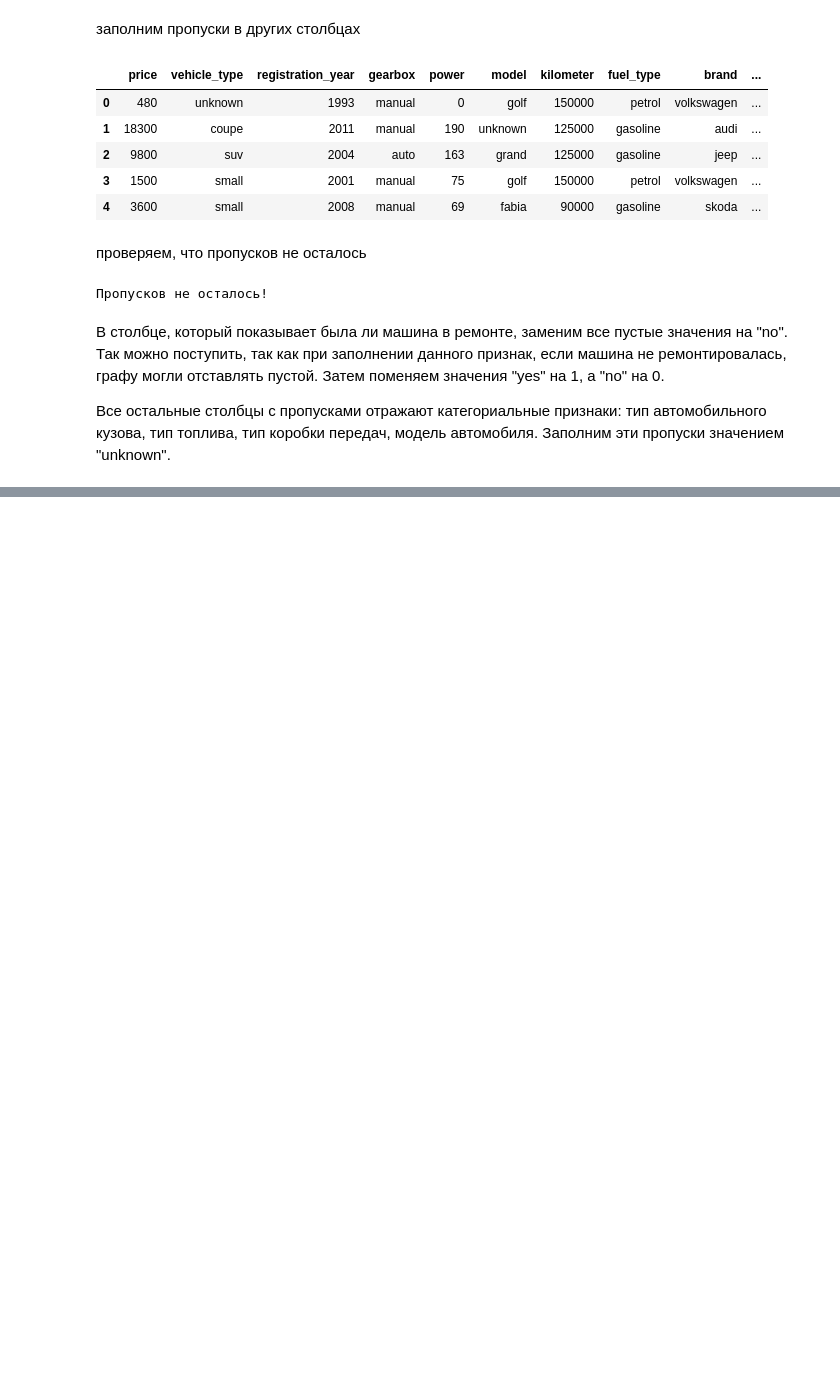
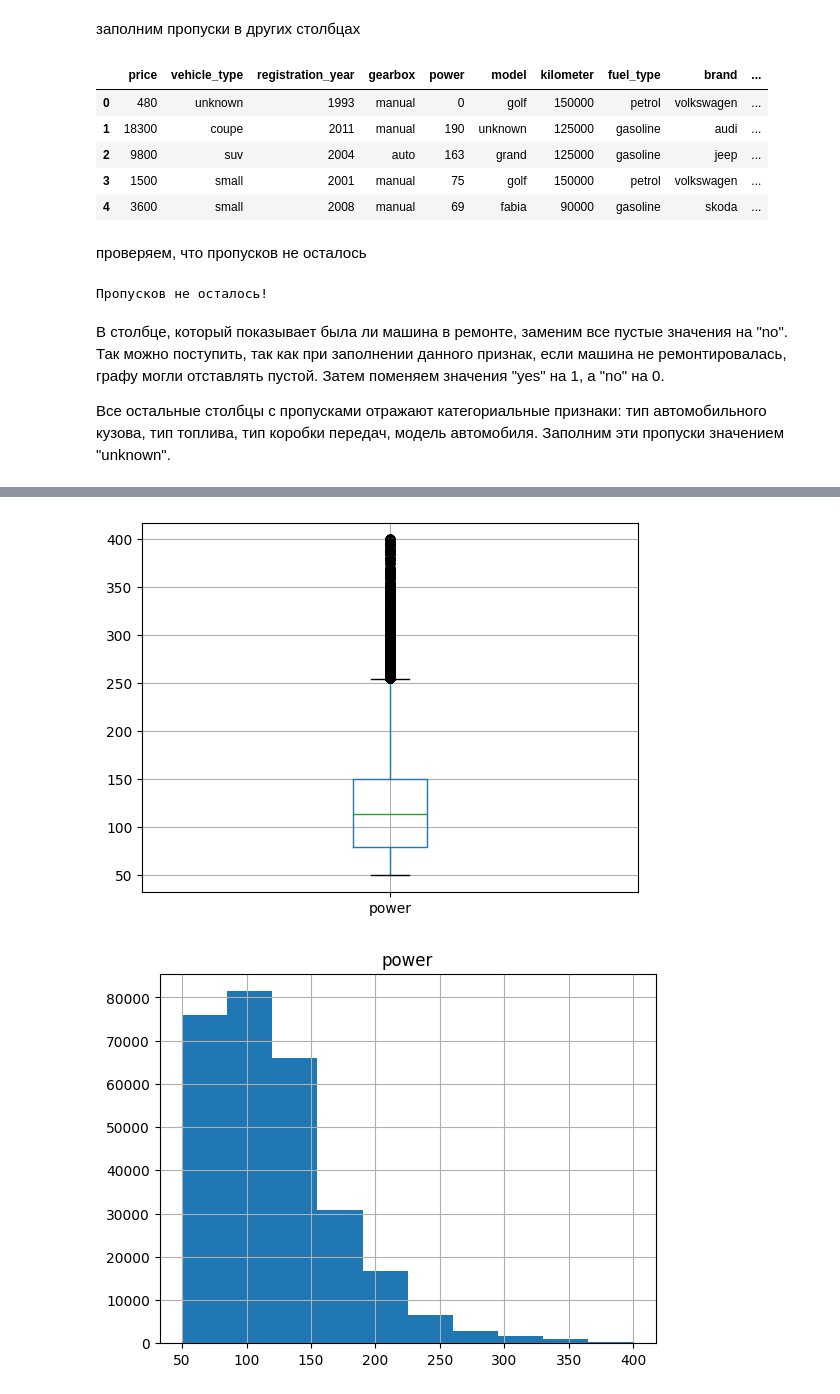
Before and after one commit to samurai921/task_sklearn, a Jupyter notebook: task_2/task_2.ipynb, the cells around one changed output, grey strips where cells are left out. Drawn from its saved outputs; the diff is of its cells as text; code cells hidden in the pictures; blank space fills up the shorter version.

```diff
--- a/task_2/task_2.ipynb
+++ b/task_2/task_2.ipynb
@@ -180,0 +270,17 @@ pass_value_barh(df)
+# %%
+def normal_power(num):
+    if num >= 10000:
+        return num / 100
+    else:
+        return num
+# %%
+df['power'] = df['power'].apply(normal_power).astype(int)
+df = df.query('50 <= power <= 400').reset_index(drop=True)
+# %%
+df.boxplot(column='power')
+plt.show()
+df.hist(column='power')
+plt.show()
+# %% [output]
+[figure, added]
+[figure, added]
```
Also changed, not shown: parts of 67 cells of this notebook.
